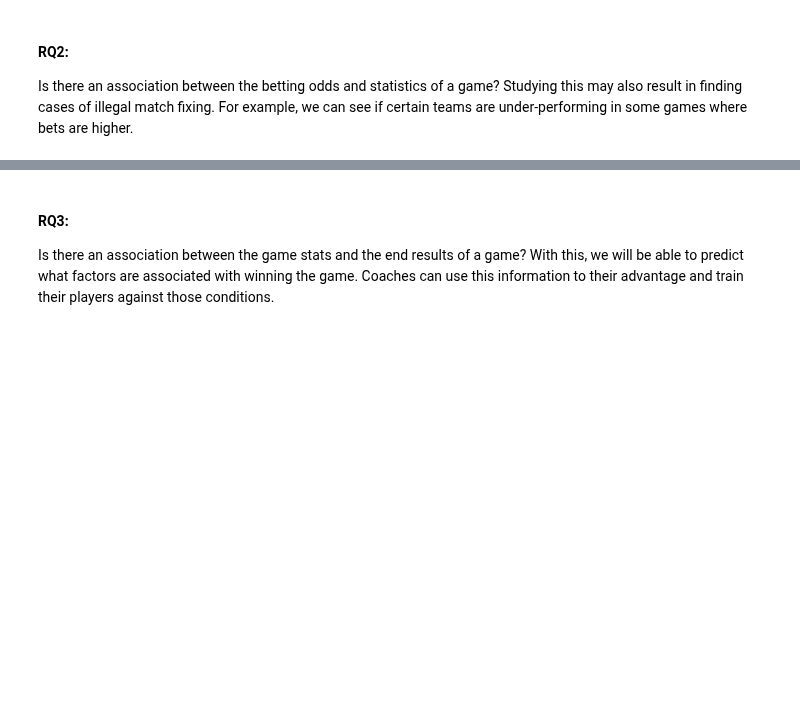
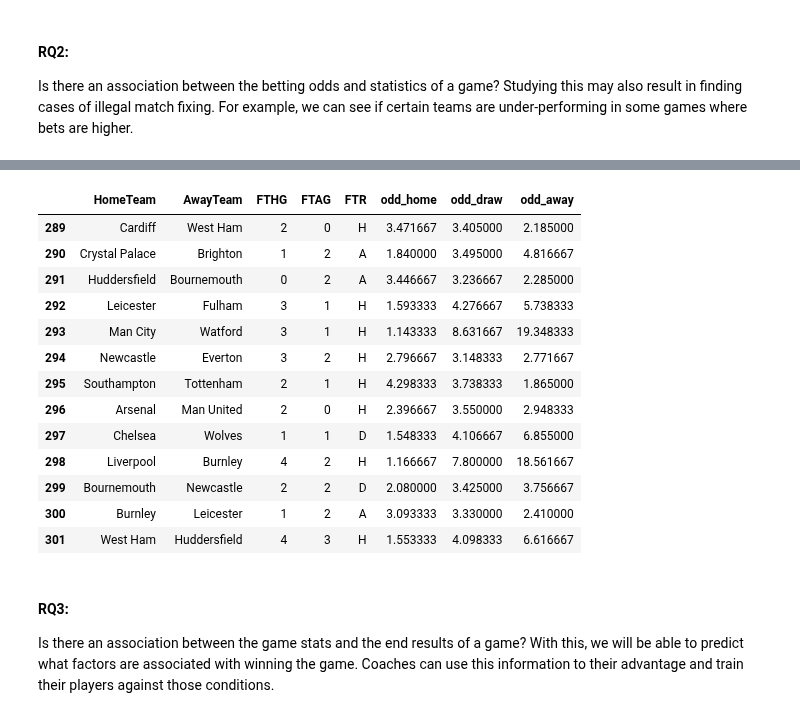
Before and after one commit to info370a-w19-finalproject2/final_project, a Jupyter notebook: Kangwoo's notebook.ipynb, the cells around one changed output, grey strips where cells are left out. Cells and saved outputs as stored; diff of their text form; code cells hidden in the pictures; blank space fills up the shorter version.

Commit message:
add current standing table

```diff
--- a/Kangwoo's notebook.ipynb
+++ b/Kangwoo's notebook.ipynb
@@ -159,3 +177,22 @@ Is there an association between the betting odds and statistics of a game? Study
+# %%
+current = clean_data(pd.read_csv('./data/1819_curr.csv'))
+actual = current[289:302]
+actual[['HomeTeam', 'AwayTeam', 'FTHG', 'FTAG', 'FTR','odd_home', 'odd_draw', 'odd_away']]
+# %% [output]
+|  | HomeTeam | AwayTeam | FTHG | FTAG | FTR | odd_home | odd_draw | odd_away |
+| 289 | Cardiff | West Ham | 2 | 0 | H | 3.471667 | 3.405000 | 2.185000 |
+| 290 | Crystal Palace | Brighton | 1 | 2 | A | 1.840000 | 3.495000 | 4.816667 |
+| 291 | Huddersfield | Bournemouth | 0 | 2 | A | 3.446667 | 3.236667 | 2.285000 |
+| 292 | Leicester | Fulham | 3 | 1 | H | 1.593333 | 4.276667 | 5.738333 |
+| 293 | Man City | Watford | 3 | 1 | H | 1.143333 | 8.631667 | 19.348333 |
+| 294 | Newcastle | Everton | 3 | 2 | H | 2.796667 | 3.148333 | 2.771667 |
+| 295 | Southampton | Tottenham | 2 | 1 | H | 4.298333 | 3.738333 | 1.865000 |
+| 296 | Arsenal | Man United | 2 | 0 | H | 2.396667 | 3.550000 | 2.948333 |
+| 297 | Chelsea | Wolves | 1 | 1 | D | 1.548333 | 4.106667 | 6.855000 |
+| 298 | Liverpool | Burnley | 4 | 2 | H | 1.166667 | 7.800000 | 18.561667 |
+| 299 | Bournemouth | Newcastle | 2 | 2 | D | 2.080000 | 3.425000 | 3.756667 |
+| 300 | Burnley | Leicester | 1 | 2 | A | 3.093333 | 3.330000 | 2.410000 |
+| 301 | West Ham | Huddersfield | 4 | 3 | H | 1.553333 | 4.098333 | 6.616667 |
 # %% [markdown]
 #### RQ3:
 Is there an association between the game stats and the end results of a game? With this, we will be able to predict what factors are associated with winning the game. Coaches can use this information to their advantage and train their players against those conditions.
```
Also changed, not shown: parts of 2 cells of this notebook, 4 other files.
